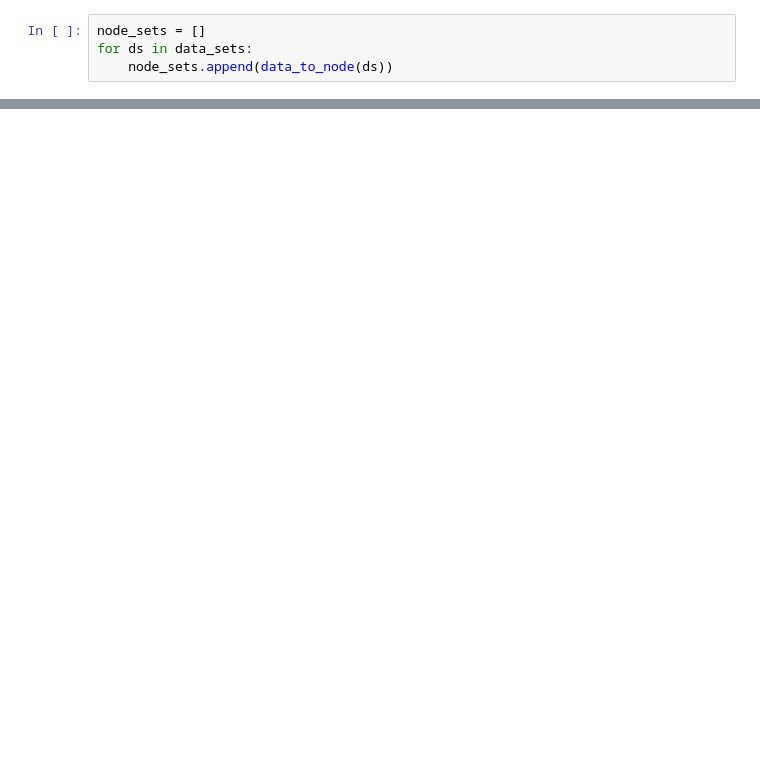
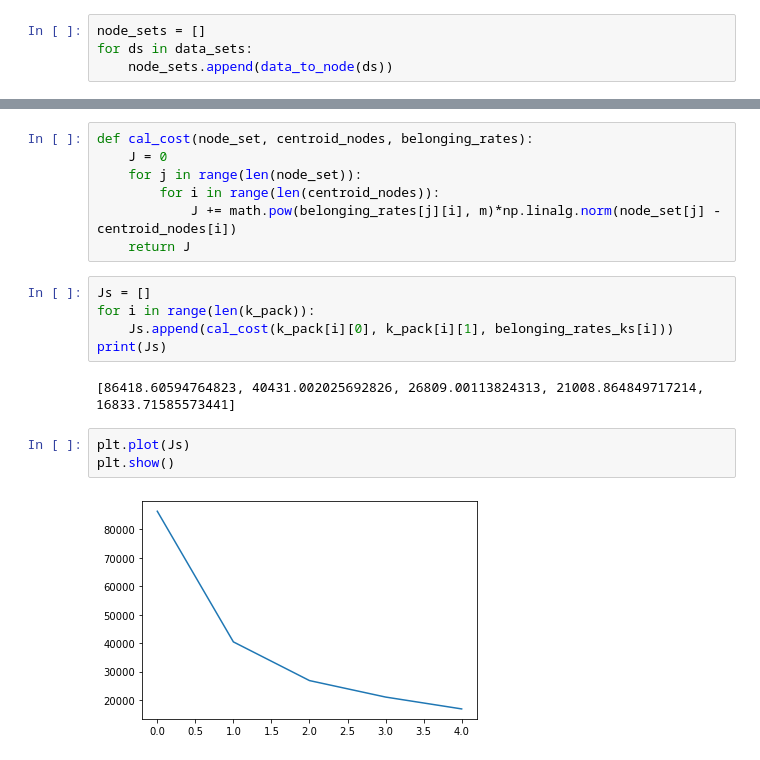
Before and after one commit to zahrasalarian/Fuzzy-C-Means, a Jupyter notebook: main.ipynb, the cells around one changed output, grey strips where cells are left out. Drawn from its saved outputs; the diff is of its cells as text; blank space fills up the shorter version.

```diff
--- a/main.ipynb
+++ b/main.ipynb
@@ -108,0 +102,19 @@ color
+# %%
+def cal_cost(node_set, centroid_nodes, belonging_rates):
+    J = 0
+    for j in range(len(node_set)):
+        for i in range(len(centroid_nodes)):
+            J += math.pow(belonging_rates[j][i], m)*np.linalg.norm(node_set[j] - centroid_nodes[i])
+    return J
+# %%
+Js = []
+for i in range(len(k_pack)):
+    Js.append(cal_cost(k_pack[i][0], k_pack[i][1], belonging_rates_ks[i]))
+print(Js)
+# %% [output]
+[86418.60594764823, 40431.002025692826, 26809.00113824313, 21008.864849717214, 16833.71585573441]
+# %%
+plt.plot(Js)
+plt.show()
+# %% [output]
+[figure, added]
```
Also changed, not shown: parts of 10 cells of this notebook.
